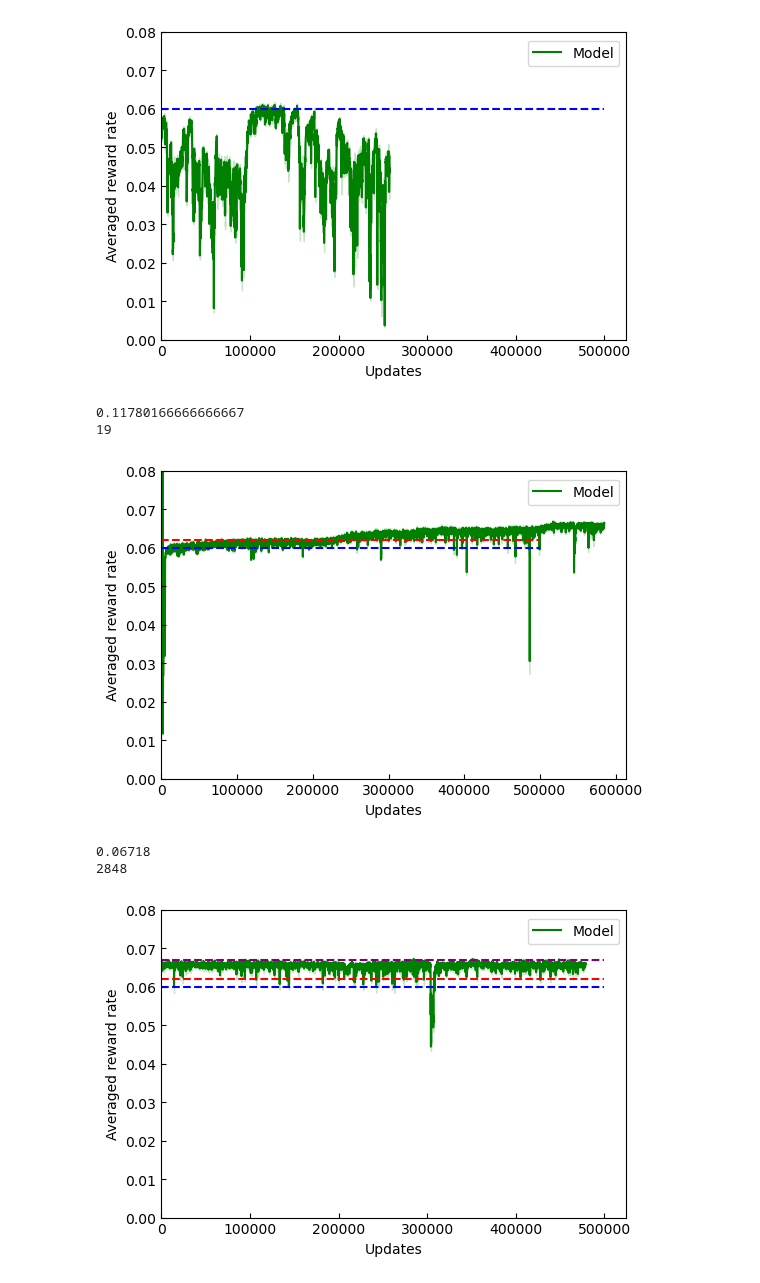
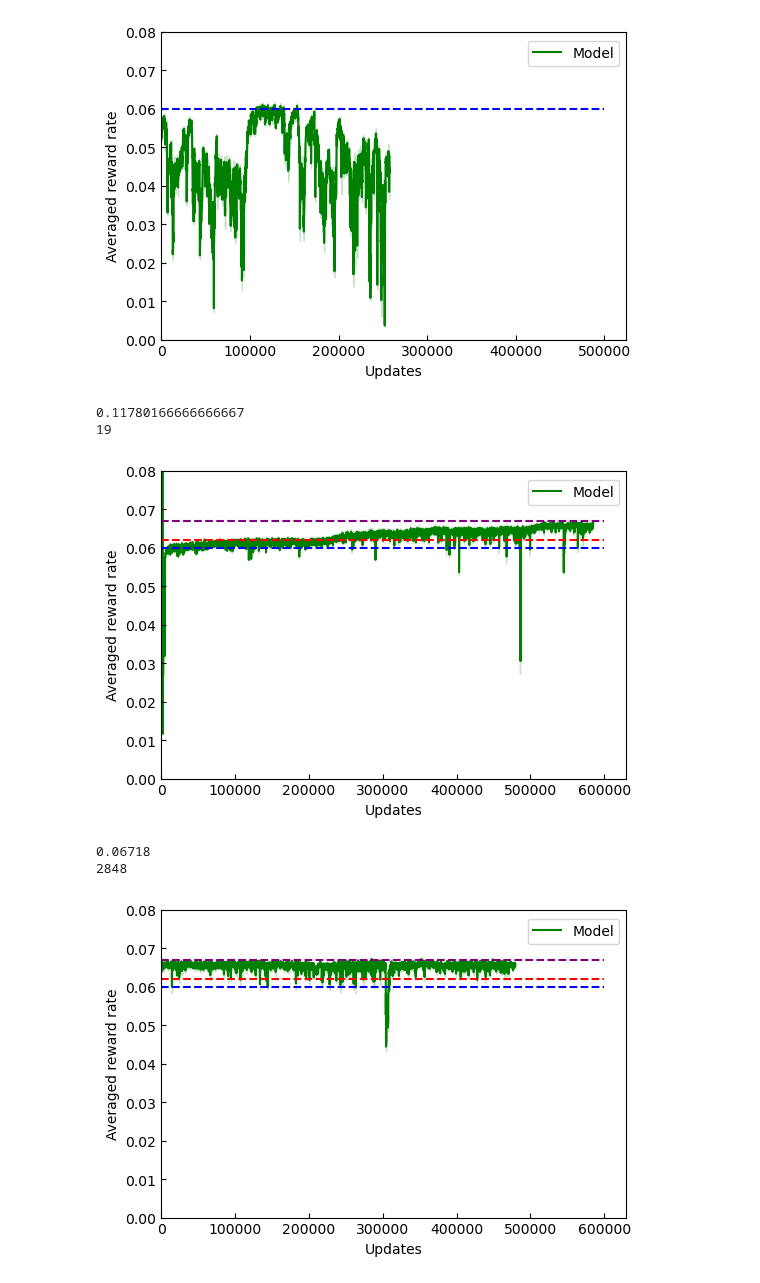
Before and after one commit to davidgbe/favorably_connected, a Jupyter notebook: code/notebooks/learning_baseline_exp_stoch_rewards.ipynb, the cells around one changed output. Cells and saved outputs as stored; diff of their text form; code cells hidden in the pictures.

```diff
--- a/code/notebooks/learning_baseline_exp_stoch_rewards.ipynb
+++ b/code/notebooks/learning_baseline_exp_stoch_rewards.ipynb
@@ -596,7 +596,7 @@ print()
 1276
 [figure]
 # %%
-data_dir = '../data/rl_agent_outputs/long_sesh_slow_learn_2024-11-08_13_25_37_996089_var_noise_0_activity_weight_0/reward_rates'
+data_dir = '../../results/rl_agent_outputs/long_sesh_slow_learn_2024-11-08_13_25_37_996089_var_noise_0_activity_weight_0/reward_rates'
 averaging_size = 100
 reduced_data = load_data(os.path.join(data_dir, '*.npy'), averaging_size=averaging_size)
 
@@ -620,8 +620,9 @@ axs.plot(
     label='Model',
 )
 
-axs.plot([0, 500000], [0.06, 0.06], '--', c='blue')
-axs.plot([0, 500000], [0.062, 0.062], '--', c='red')
+axs.plot([0, 600000], [0.06, 0.06], '--', c='blue')
+axs.plot([0, 600000], [0.062, 0.062], '--', c='red')
+axs.plot([0, 600000], [0.067, 0.067], '--', c='purple')
 
 print( np.mean(reduced_data.T, axis=1).max())
 print( np.mean(reduced_data.T, axis=1).argmax())
@@ -636,9 +637,9 @@ print()
 # %% [output]
 0.11780166666666667
 19
-[figure, old version]
+[figure, new version]
 # %%
-data_dir = '../data/rl_agent_outputs/long_sesh_slow_learn_cont_2024-11-15_00_14_55_566253_var_noise_0_activity_weight_0/reward_rates'
+data_dir = '../../results/rl_agent_outputs/long_sesh_slow_learn_cont_2024-11-15_00_14_55_566253_var_noise_0_activity_weight_0/reward_rates'
 averaging_size = 100
 reduced_data = load_data(os.path.join(data_dir, '*.npy'), averaging_size=averaging_size)
 
@@ -649,34 +650,34 @@ axs.fill_between(
     np.arange(reduced_data.shape[1]) * averaging_size,
     np.mean(reduced_data.T, axis=1) - np.std(reduced_data.T, axis=1) / np.sqrt(reduced_data.shape[0]),
     np.mean(reduced_data.T, axis=1) + np.std(reduced_data.T, axis=1) / np.sqrt(reduced_data.shape[0]),
     color='green',
     alpha=0.2,
     zorder=1,
 )
 
 axs.plot(
     np.arange(reduced_data.shape[1]) * averaging_size,
     np.mean(reduced_data.T, axis=1),
     c='green',
     zorder=1,
     label='Model',
 )
 
-axs.plot([0, 500000], [0.06, 0.06], '--', c='blue')
-axs.plot([0, 500000], [0.062, 0.062], '--', c='red')
-axs.plot([0, 500000], [0.067, 0.067], '--', c='purple')
+axs.plot([0, 600000], [0.06, 0.06], '--', c='blue')
+axs.plot([0, 600000], [0.062, 0.062], '--', c='red')
+axs.plot([0, 600000], [0.067, 0.067], '--', c='purple')
 
 print( np.mean(reduced_data.T, axis=1).max())
 print( np.mean(reduced_data.T, axis=1).argmax())
 
 axs.set_ylim(0, 0.08)
 axs.set_xlim(0)
 axs.set_ylabel('Averaged reward rate')
 axs.set_xlabel('Updates')
 axs.tick_params(axis='both', direction='in')
 fig.legend(bbox_to_anchor=(0.9, 0.875))
 print()
 # %% [output]
 0.06718
 2848
-[figure, old version]
+[figure, new version]
```
Also changed, not shown: parts of 1 cell of this notebook, 4 other files.
